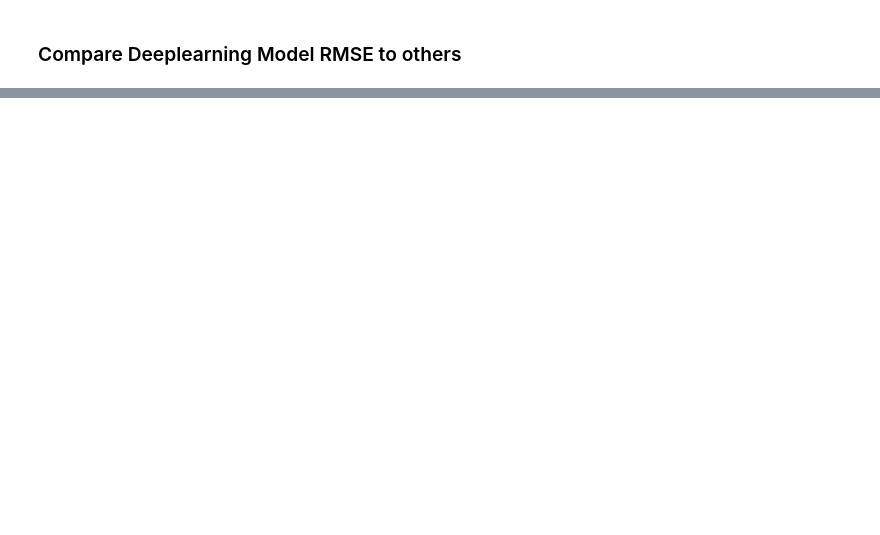
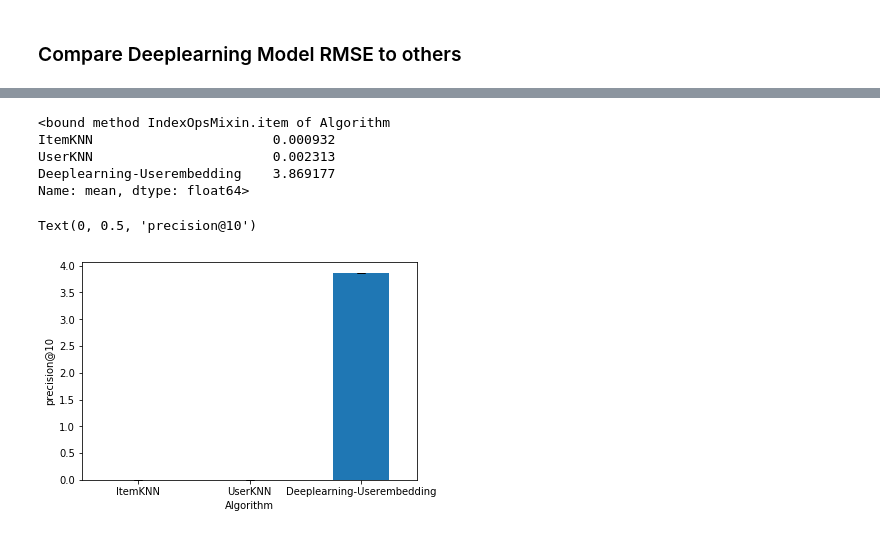
Before and after one commit to ordosnb/Deeplearning-Neural-Network-based-Recommendation-System, a Jupyter notebook: UserEmbedding.ipynb, the cells around one changed output, grey strips where cells are left out. Drawn from its saved outputs; the diff is of its cells as text; code cells hidden in the pictures; blank space fills up the shorter version.

```diff
--- a/UserEmbedding.ipynb
+++ b/UserEmbedding.ipynb
@@ -545,0 +557,27 @@ for train, test in xf.partition_users(ratings_df, 5, xf.SampleFrac(0.2)):
+# %%
+all_recs1 = pd.concat(all_recs1, ignore_index=True)
+test_data1 = pd.concat(test_data1, ignore_index=True)
+# %%
+rla = topn.RecListAnalysis()
+rla.add_metric(topn.precision)
+byuser_results = all_recs1.groupby(['Algorithm', 'Fold']).apply(lambda df: rla.compute(df, test_data1))
+# %%
+eval_grouped = byuser_results.groupby(['Algorithm', 'Fold'])
+eval_grouped_mean = eval_grouped.mean()
+result_df = pd.DataFrame({'mean': eval_grouped_mean.groupby('Algorithm').mean()['precision'],
+                        'std': eval_grouped_mean.groupby('Algorithm').std()['precision']})
+# %%
+result_df.loc['Deeplearning-Userembedding']=[np.mean(Userembedding.history['precision']),float(np.std(np.mean(Userembedding.history['precision'])))]
+# %%
+result_df['mean'] # Precision of three algorithm
+# %% [output]
+<bound method IndexOpsMixin.item of Algorithm
+ItemKNN                       0.000932
+UserKNN                       0.002313
+Deeplearning-Userembedding    3.869177
+Name: mean, dtype: float64>
+# %%
+result_df['mean'].plot.bar(yerr=result_df['std'], rot = 0,capsize=4).set_ylabel('precision@10')
+# %% [output]
+Text(0, 0.5, 'precision@10')
+[figure, added]
```
Also changed, not shown: parts of 22 cells of this notebook.
